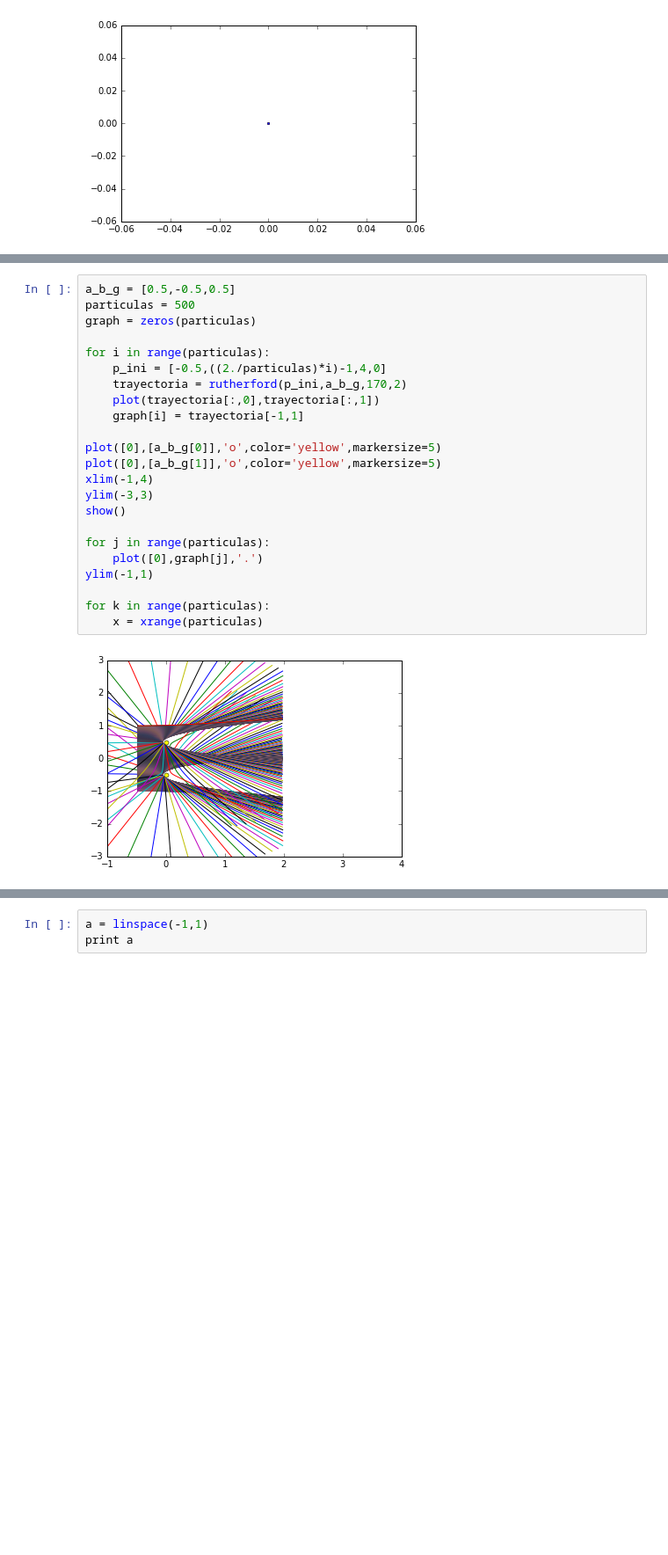
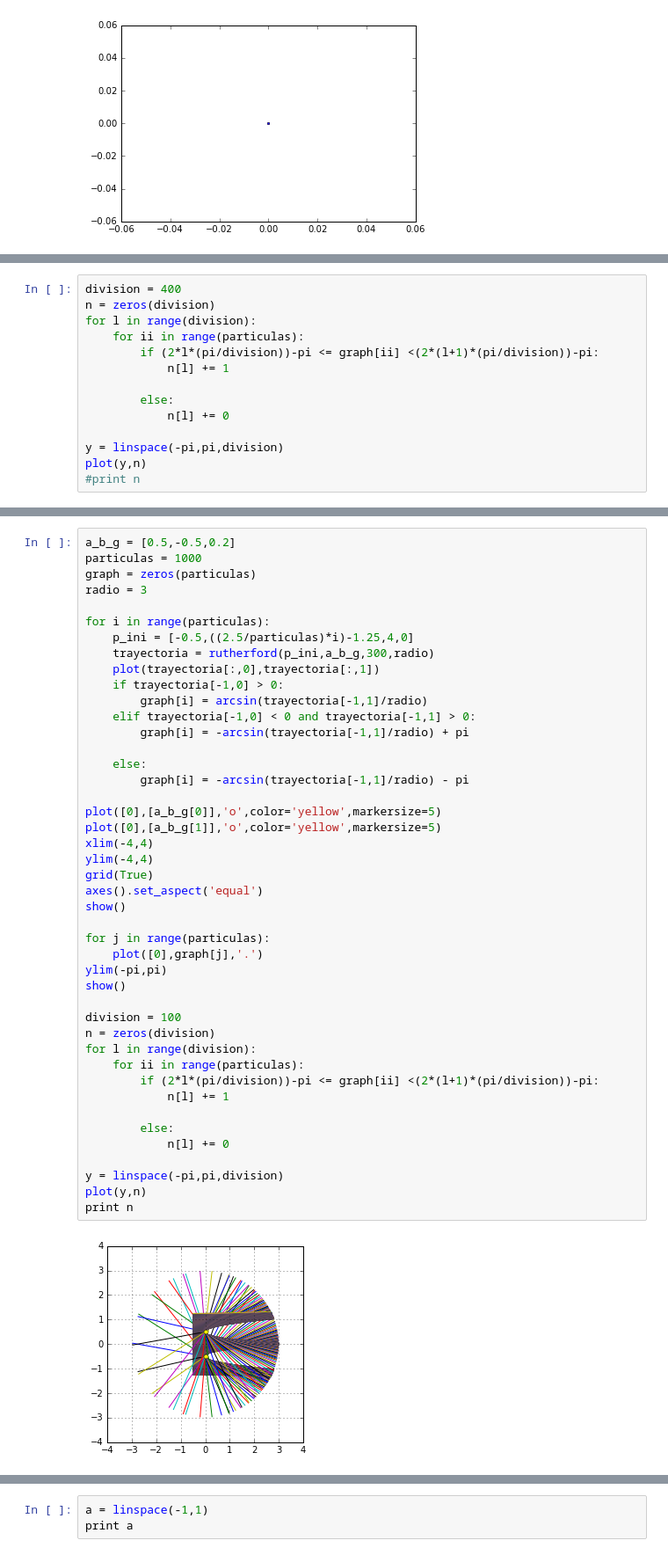
Before and after one commit to JavierMarmol/Tareas, a Jupyter notebook: Rutherford.ipynb, the cells around one changed output, grey strips where cells are left out. Shown at 88% size. Saved outputs shown, nothing was run; the diff lists cells and outputs as text; blank space fills up the shorter version.

Commit message:
rutherford 2.0

```diff
--- a/Rutherford.ipynb
+++ b/Rutherford.ipynb
@@ -118,0 +178,14 @@ def rutherford(p,a_b_g,N,pantalla):
+# %%
+division = 400
+n = zeros(division)
+for l in range(division):
+    for ii in range(particulas):
+        if (2*l*(pi/division))-pi <= graph[ii] <(2*(l+1)*(pi/division))-pi:
+            n[l] += 1
+
+        else:
+            n[l] += 0
+
+y = linspace(-pi,pi,division)
+plot(y,n)
+#print n
@@ -119,25 +197,46 @@ def rutherford(p,a_b_g,N,pantalla):
 # %%
-a_b_g = [0.5,-0.5,0.5]
-particulas = 500
+a_b_g = [0.5,-0.5,0.2]
+particulas = 1000
 graph = zeros(particulas)
+radio = 3
 
 for i in range(particulas):
-    p_ini = [-0.5,((2./particulas)*i)-1,4,0]
-    trayectoria = rutherford(p_ini,a_b_g,170,2)
+    p_ini = [-0.5,((2.5/particulas)*i)-1.25,4,0]
+    trayectoria = rutherford(p_ini,a_b_g,300,radio)
     plot(trayectoria[:,0],trayectoria[:,1])
-    graph[i] = trayectoria[-1,1]
+    if trayectoria[-1,0] > 0:
+        graph[i] = arcsin(trayectoria[-1,1]/radio)
+    elif trayectoria[-1,0] < 0 and trayectoria[-1,1] > 0:
+        graph[i] = -arcsin(trayectoria[-1,1]/radio) + pi
+
+    else:
+        graph[i] = -arcsin(trayectoria[-1,1]/radio) - pi
 
 plot([0],[a_b_g[0]],'o',color='yellow',markersize=5)
 plot([0],[a_b_g[1]],'o',color='yellow',markersize=5)
-xlim(-1,4)
-ylim(-3,3)
+xlim(-4,4)
+ylim(-4,4)
+grid(True)
+axes().set_aspect('equal')
 show()
 
 for j in range(particulas):
     plot([0],graph[j],'.')
-ylim(-1,1)
+ylim(-pi,pi)
+show()
 
-for k in range(particulas):
-    x = xrange(particulas)
+division = 100
+n = zeros(division)
+for l in range(division):
+    for ii in range(particulas):
+        if (2*l*(pi/division))-pi <= graph[ii] <(2*(l+1)*(pi/division))-pi:
+            n[l] += 1
+
+        else:
+            n[l] += 0
+
+y = linspace(-pi,pi,division)
+plot(y,n)
+print n
 # %% [output]
-[figure, old version]
+[figure, new version]
```
Also changed, not shown: parts of 21 cells of this notebook, 9 other files.
